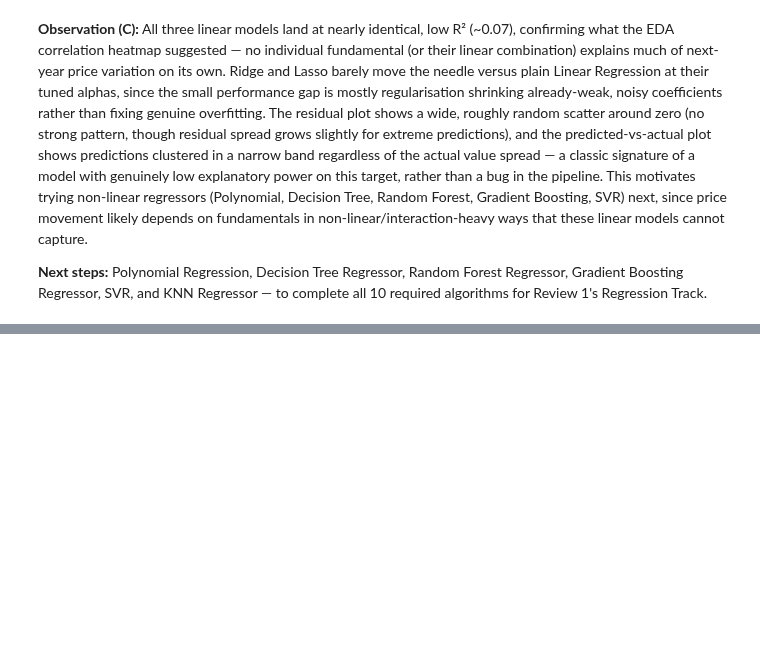
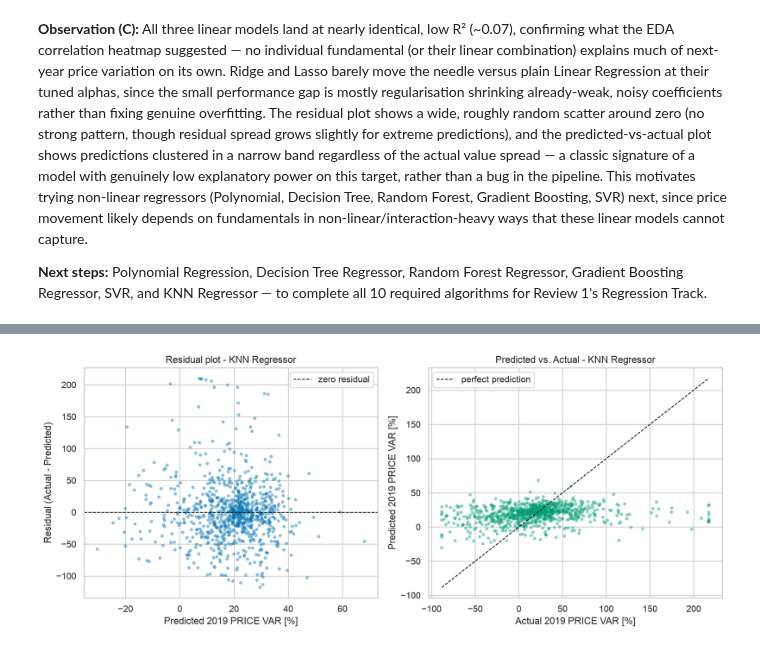
Before and after one commit to DominicKarolPeter/ML-Capstone_project, a Jupyter notebook: notebooks/regression.ipynb, the cells around one changed output, grey strips where cells are left out. Drawn from its saved outputs; the diff is of its cells as text; code cells hidden in the pictures; blank space fills up the shorter version.

```diff
--- a/notebooks/regression.ipynb
+++ b/notebooks/regression.ipynb
@@ -404,0 +466,15 @@ plt.show()
+# %%
+#fit tuned knn and add its metrics to the shared results table
+knn_best = knn_grid.best_estimator_
+
+#drop any old knn row so re-running won't duplicate it
+results[:] = [r for r in results if r['Model'] != 'KNN Regressor']
+knn_model, knn_preds = evaluate('KNN Regressor', knn_best, X_train, y_train, X_test, y_test)
+
+#5-fold cv r2, same check as section c
+knn_cv = cross_val_score(knn_best, X_train, y_train, cv=5, scoring='r2')
+print(f"KNN 5-fold CV R2 = {knn_cv.mean():.4f} (+/- {knn_cv.std():.4f})")
+
+#show the table with knn included
+results_df = pd.DataFrame(results).sort_values('R2', ascending=False).reset_index(drop=True)
+results_df
@@ -404,0 +489,27 @@ plt.show()
+# %%
+#residuals and predicted vs actual on the test set
+knn_resid = y_test.values - knn_preds
+
+fig, axes = plt.subplots(1, 2, figsize=(12, 5), dpi=200)
+
+axes[0].scatter(knn_preds, knn_resid, alpha=0.45, s=16, edgecolor='none',
+                color=sns.color_palette('colorblind')[0])
+axes[0].axhline(0, color='black', linewidth=1, linestyle='--', label='zero residual')
+axes[0].set_xlabel('Predicted 2019 PRICE VAR [%]')
+axes[0].set_ylabel('Residual (Actual - Predicted)')
+axes[0].set_title('Residual plot - KNN Regressor')
+axes[0].legend(loc='upper right')
+
+axes[1].scatter(y_test, knn_preds, alpha=0.45, s=16, edgecolor='none',
+                color=sns.color_palette('colorblind')[2])
+lims = [min(y_test.min(), knn_preds.min()), max(y_test.max(), knn_preds.max())]
+axes[1].plot(lims, lims, color='black', linewidth=1, linestyle='--', label='perfect prediction')
+axes[1].set_xlabel('Actual 2019 PRICE VAR [%]')
+axes[1].set_ylabel('Predicted 2019 PRICE VAR [%]')
+axes[1].set_title('Predicted vs. Actual - KNN Regressor')
+axes[1].legend(loc='upper left')
+
+plt.tight_layout()
+plt.show()
+# %% [output]
+[figure, added]
```
Also changed, not shown: parts of 18 cells of this notebook, 5 other files.
